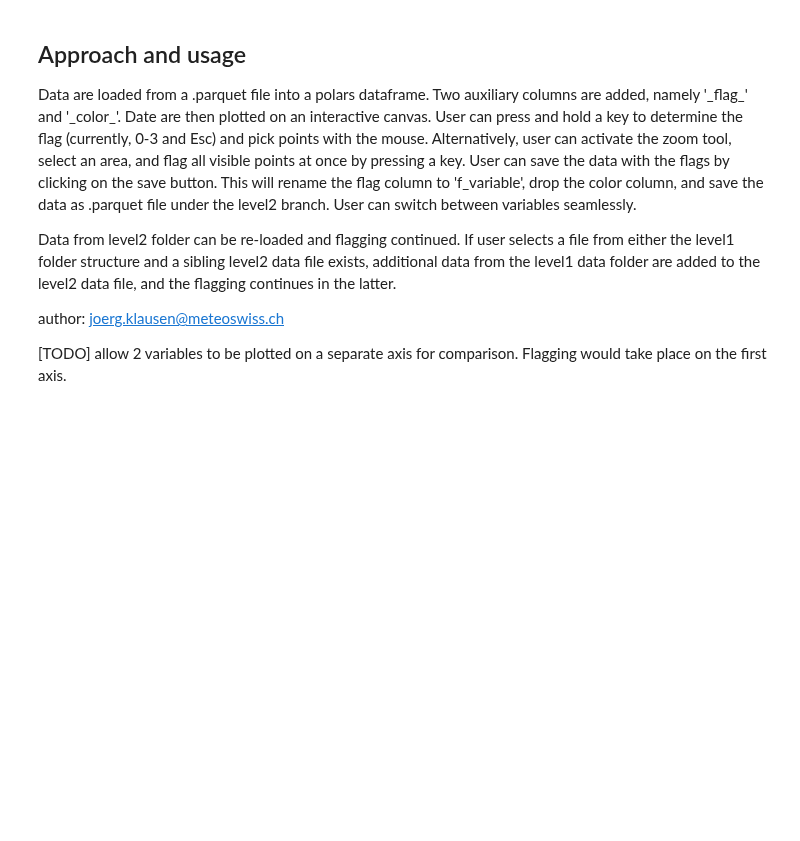
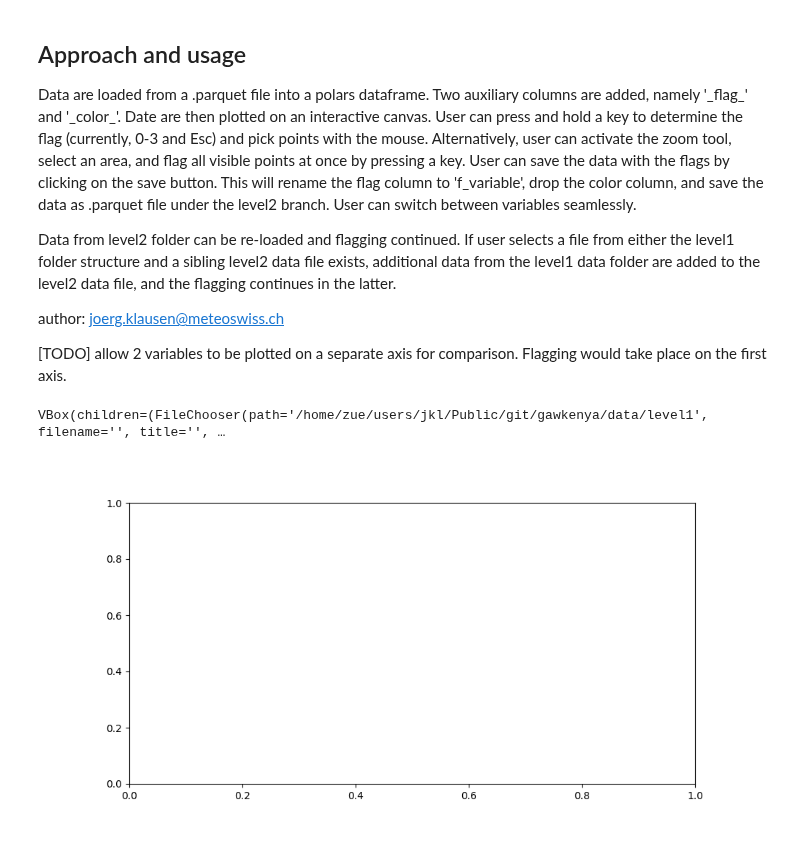
Before and after one commit to MeteoSwiss/gawkenya, a Jupyter notebook: ez_flag_data.ipynb, the cells around one changed output. Saved outputs shown, nothing was run; the diff lists cells and outputs as text; code cells hidden in the pictures; blank space fills up the shorter version.

```diff
--- a/ez_flag_data.ipynb
+++ b/ez_flag_data.ipynb
@@ -136,6 +136,7 @@ def on_dropdown_value_selected(change):
             # df = df.with_columns(pl.lit(keys["escape"]["color"], dtype=pl.Utf8).alias(colors))
 
         sc = ax.scatter(df[dtm], df[variable], c=df[colors], alpha=0.7, s=10, picker=5)
+        ax.set_ylabel(ylabel=variable)
         fig.canvas.draw_idle()
 
 
@@ -221,30 +222,33 @@ file_chooser = FileChooser(
     layout=Layout(width='700px'))
 dropdown_variable_select = Dropdown(
     value=None,
     options=[],
     description="Variable")
 button_save_data = Button(description="Save data", layout=Layout(width='80px'))
 
 # create layout
 design = 2
 if design==1:
     infobox = Text(description="NB", layout=Layout(width='700px'))
     layout = VBox([file_chooser, dropdown_variable_select, infobox, button_save_data, Output()])
 else:
     infobox = Text(layout=Layout(width='800px'))
     layout = VBox([file_chooser, dropdown_variable_select, HBox([button_save_data, infobox]), Output()])
 
 # # connect events
 button_save_data.on_click(on_clicked_save_data)
 dropdown_variable_select.observe(on_dropdown_value_selected, names='value')
 cid_pick = fig.canvas.mpl_connect('pick_event', on_picked_flag_point)
 cid_key_press = fig.canvas.mpl_connect('key_press_event', on_key_pressed_flag_points)
 
 # Register callback function
 file_chooser.register_callback(on_file_chooser_read_file)
 
 # Display widgets
 display(layout)
 
 # display the plot
 plt.show()
+# %% [output]
+VBox(children=(FileChooser(path='/home/zue/users/jkl/Public/git/gawkenya/data/level1', filename='', title='', …
+[figure, added]
```
Also changed, not shown: 16 other files.
